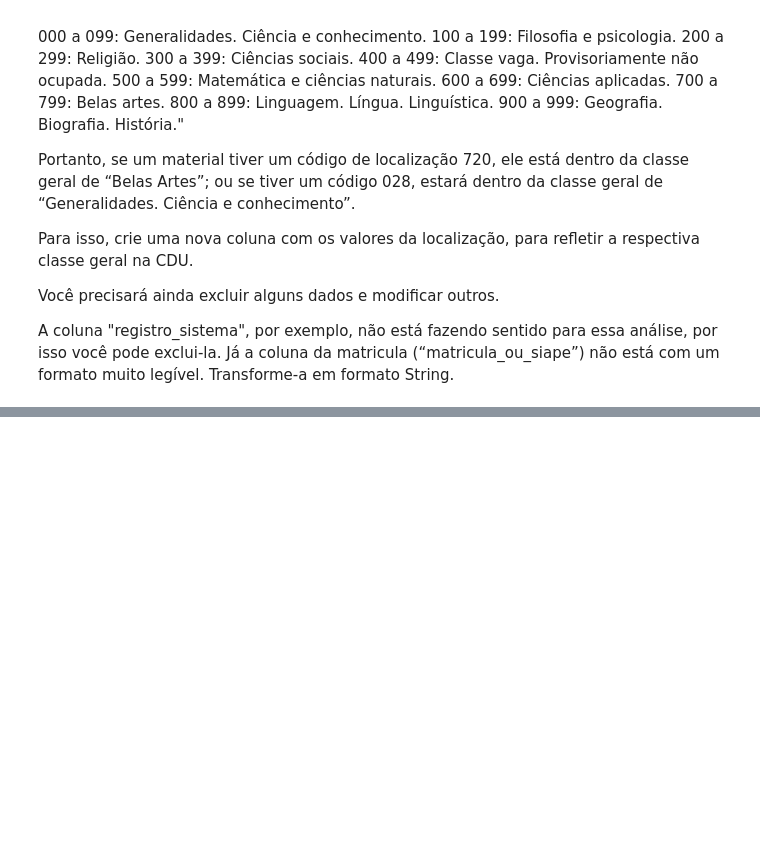
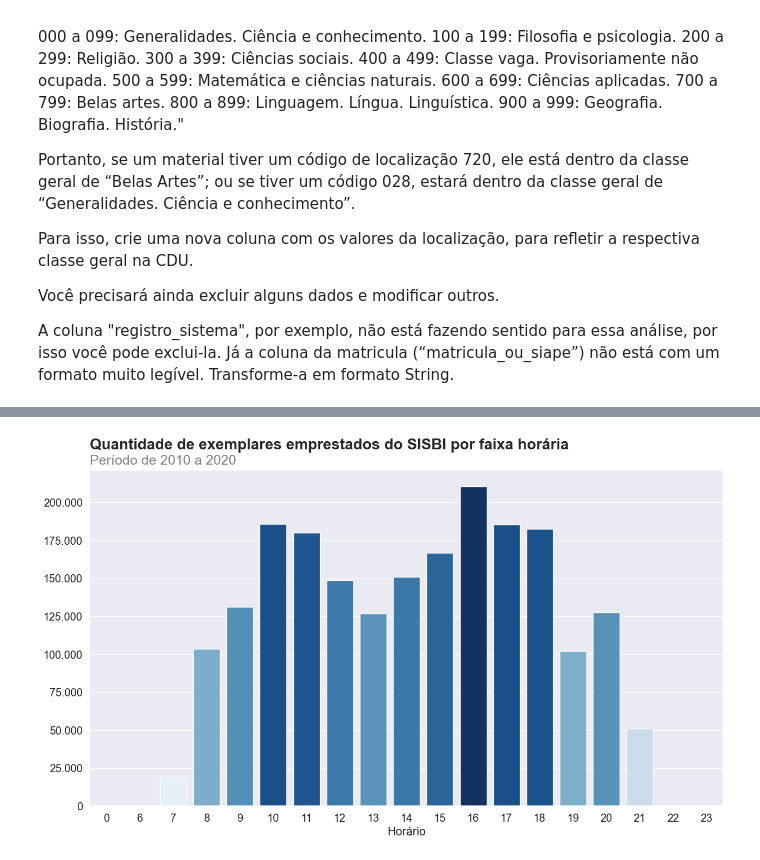
Before and after one commit to PietroDelCorona/Python_Pandas_Alura, a Jupyter notebook: codigos.ipynb, the cells around one changed output, grey strips where cells are left out. Saved outputs shown, nothing was run; the diff lists cells and outputs as text; code cells hidden in the pictures; blank space fills up the shorter version.

```diff
--- a/codigos.ipynb
+++ b/codigos.ipynb
@@ -391,0 +544,7 @@ emprestimos_completos.head()
+# %%
+emprestimos_data['data'] = pd.to_datetime(emprestimos_data['data'], errors='coerce')
+emprestimos_data['quantidade'] = pd.to_numeric(emprestimos_data['quantidade'], errors='coerce')
+emprestimos_por_hora = emprestimos_data.groupby(by=emprestimos_data['data'].dt.hour).sum(numeric_only=True)
+emprestimos_por_hora.index.name = 'horas'
+emprestimos_por_hora = emprestimos_por_hora.reset_index()
+emprestimos_por_hora
@@ -391,0 +569,13 @@ emprestimos_completos.head()
+# %%
+emprestimos_por_hora = emprestimos_por_hora.sort_values(ascending=True,by='quantidade')
+# %%
+ax = sns.barplot(data=emprestimos_por_hora, y='quantidade', x='horas', palette='Blues', hue='quantidade', dodge=False)
+plt.legend([],[], frameon=False)
+ax.set(xlabel='Horário', ylabel=None)
+ax.yaxis.set_major_formatter(ticker.FuncFormatter(lambda x, p: format(int(x), ',').replace(',','.')))
+ax.set_title("Quantidade de exemplares emprestados do SISBI por faixa horária"+"\n",size=20,loc='left',weight='bold')
+ax.text(s='Período de 2010 a 2020',x=-0.5,y=225000,fontsize=18, ha='left',color='gray')
+
+ax=ax
+# %% [output]
+[figure, added]
```
Also changed, not shown: parts of 19 cells of this notebook, 1 other file.
